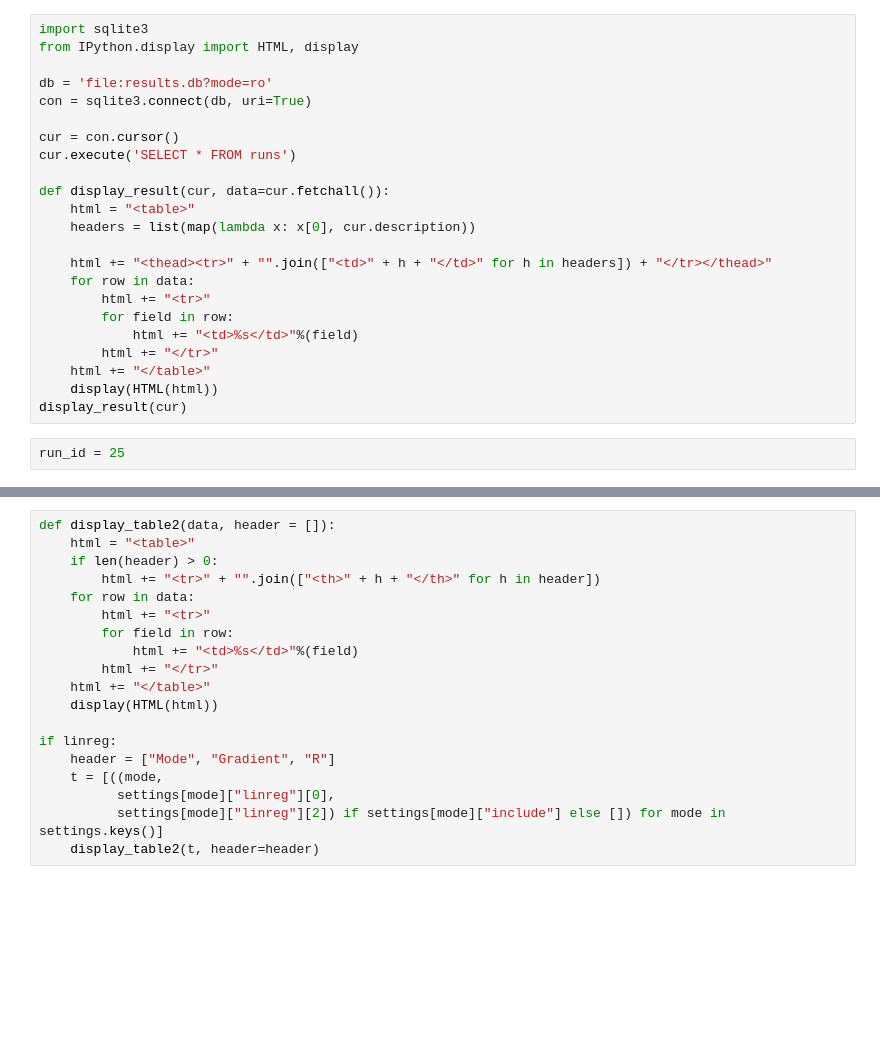
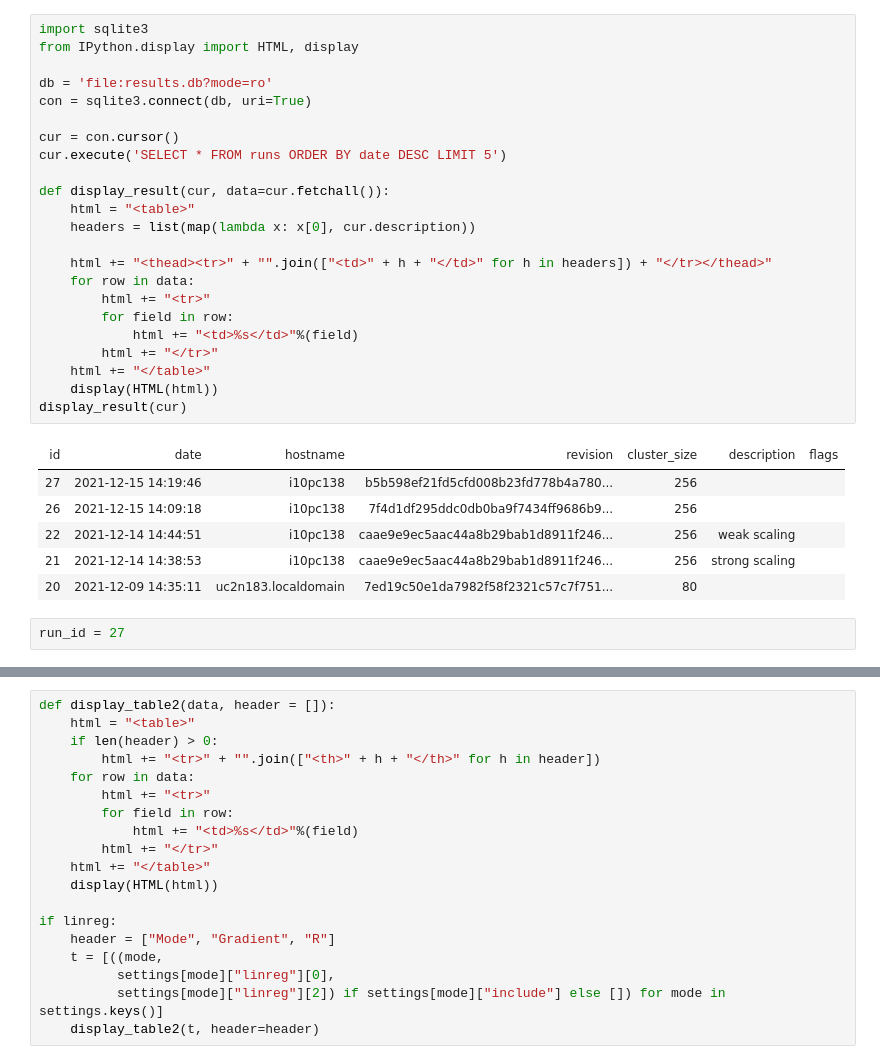
Before and after one commit to stelzch/allreduce, a Jupyter notebook: benchmarks/visualize.ipynb, the cells around one changed output, grey strips where cells are left out. Drawn from its saved outputs; the diff is of its cells as text; blank space fills up the shorter version.

```diff
--- a/benchmarks/visualize.ipynb
+++ b/benchmarks/visualize.ipynb
@@ -1,28 +1,35 @@
 # %%
 import sqlite3
 from IPython.display import HTML, display
 
 db = 'file:results.db?mode=ro'
 con = sqlite3.connect(db, uri=True)
 
 cur = con.cursor()
-cur.execute('SELECT * FROM runs')
+cur.execute('SELECT * FROM runs ORDER BY date DESC LIMIT 5')
 
 def display_result(cur, data=cur.fetchall()):
     html = "<table>"
     headers = list(map(lambda x: x[0], cur.description))
 
     html += "<thead><tr>" + "".join(["<td>" + h + "</td>" for h in headers]) + "</tr></thead>"
     for row in data:
         html += "<tr>"
         for field in row:
             html += "<td>%s</td>"%(field)
         html += "</tr>"
     html += "</table>"
     display(HTML(html))
 display_result(cur)
+# %% [output]
+| id | date | hostname | revision | cluster_size | description | flags |
+| 27 | 2021-12-15 14:19:46 | i10pc138 | b5b598ef21fd5cfd008b23fd778b4a780... | 256 |  |  |
+| 26 | 2021-12-15 14:09:18 | i10pc138 | 7f4d1df295ddc0db0ba9f7434ff9686b9... | 256 |  |  |
+| 22 | 2021-12-14 14:44:51 | i10pc138 | caae9e9ec5aac44a8b29bab1d8911f246... | 256 | weak scaling |  |
+| 21 | 2021-12-14 14:38:53 | i10pc138 | caae9e9ec5aac44a8b29bab1d8911f246... | 256 | strong scaling |  |
+| 20 | 2021-12-09 14:35:11 | uc2n183.localdomain | 7ed19c50e1da7982f58f2321c57c7f751... | 80 |  |  |
 # %%
-run_id = 25
+run_id = 27
 # %%
 %matplotlib notebook
 import sqlite3
```
Also changed, not shown: parts of 5 cells of this notebook.
